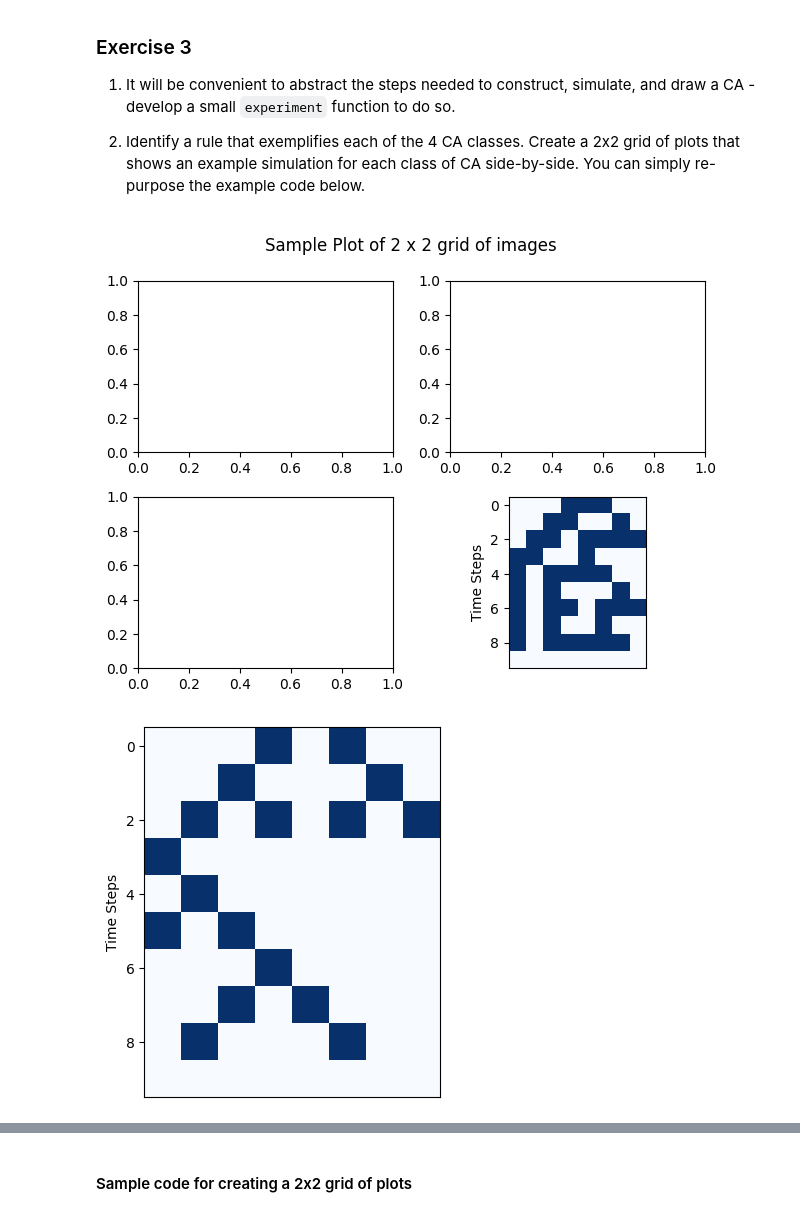
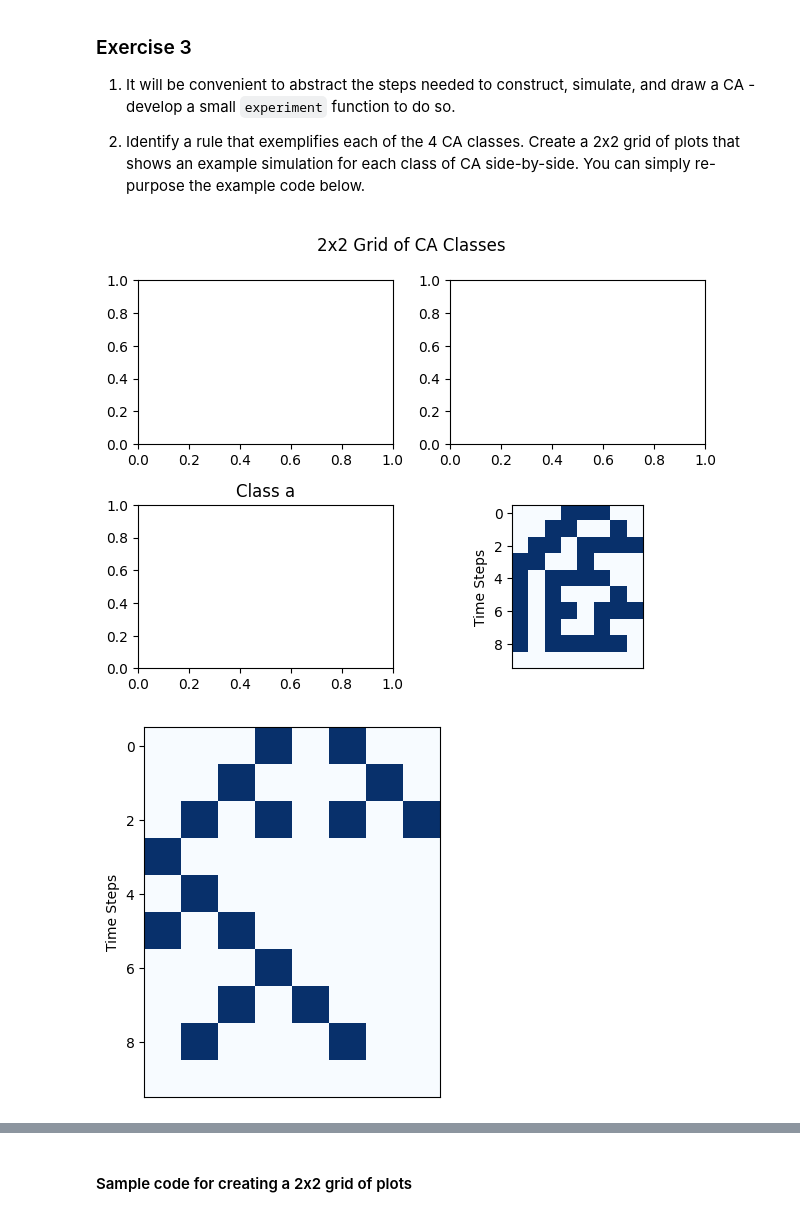
Before and after one commit to arashdeep3/cap-comp215, a Jupyter notebook: labs/lab05-CA-1D.ipynb, the cells around one changed output, grey strips where cells are left out. Drawn from its saved outputs; the diff is of its cells as text; code cells hidden in the pictures.

```diff
--- a/labs/lab05-CA-1D.ipynb
+++ b/labs/lab05-CA-1D.ipynb
@@ -191,36 +191,38 @@ Wolfram identifies 4 "classes" of Elementary Cellular Automata:
    You can simply re-purpose the example code below.
 # %%
 # Solution for Ex. 3 here...
-def experiment(rule_number, start_state, n_steps, expected_class):
+def experiment(rule_number, start_state, n_steps):
     ca = Cell1D(rule_number, start_state)
     ca.simulate(n_steps)
     ca.draw()
 
 def axes_layout(nrows=1, ncols=1, fig_title=None, **kwargs):
     """ layout nrows x ncols axes with sensible defaults.  kwargs passed directly to `plt.subplots()`"""
     kwargs = {**dict(layout='tight'), **kwargs}
     fig, axes = plt.subplots(nrows=nrows, ncols=ncols, **kwargs)
     if fig_title:
         fig.suptitle(fig_title)
     return axes
 
 class_rules = {
     'a': 30,  # Rapidly converge to a uniform static state
     'b': 18,  # Rapidly converge to a stable repeating pattern
     'c': 22,  # Generate non-repeating, random states
     'd': 110  # Generate chaos, with areas of repetitive or stable states
 }
-axes = axes_layout(2, 2, fig_title='Sample Plot of 2 x 2 grid of images')
+fig, axes = axes_layout(nrows=2, ncols=2, fig_title="2x2 Grid of CA Classes")
+
+index = 0
 for class_label, rule_number in class_rules.items():
-    row, col = {'a': (0, 0), 'b': (0, 1), 'c': (1, 0), 'd': (1, 1)}[class_label]
-    ax = axes[row, col]
-    experiment(rule_number, start_state, 10, class_label)
-    ax.set_title(f"Class {class_label.upper()} (Rule {rule_number})")
+    ax = axes[index//2]
+    ax.set_title(f'Class {class_label}')
+    experiment(rule_number, start_state, 10)
 
-plt.gca()
+    index += 1
+
 plt.show()
 # %% [output]
-[figure, old version]
+[figure, new version]
 [figure]
 [figure]
 [figure]
```
Also changed, not shown: parts of 1 cell of this notebook.
